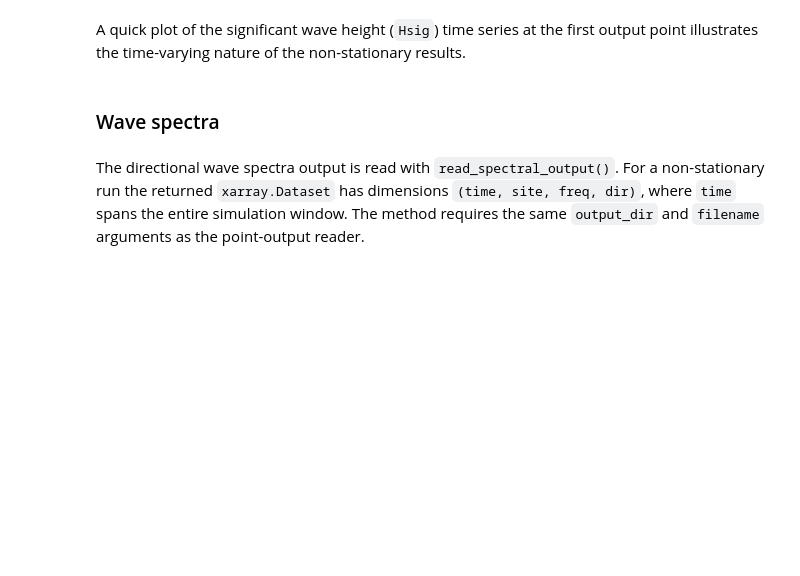
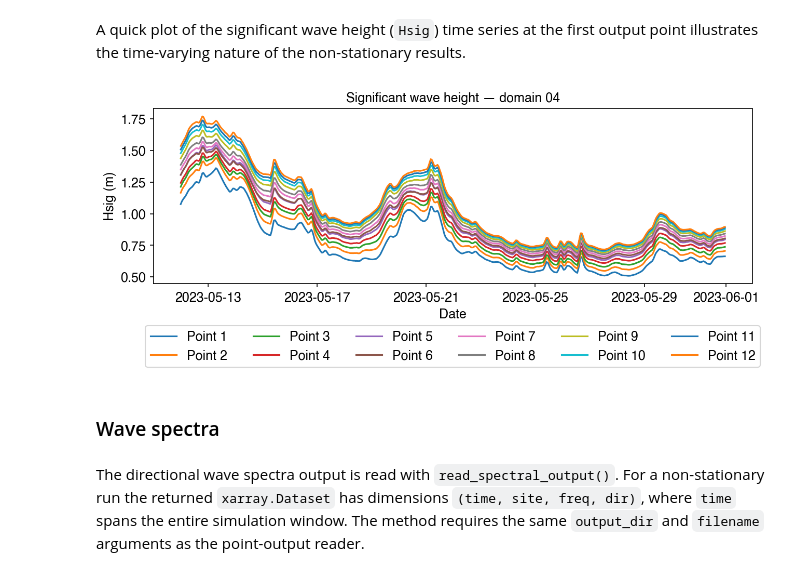
Before and after one commit to oceanicos-dev-org/oceanicospy, a Jupyter notebook: examples/models/swan_nonstationary_case.ipynb, the cells around one changed output. Saved outputs shown, nothing was run; the diff lists cells and outputs as text; code cells hidden in the pictures; blank space fills up the shorter version.

```diff
--- a/examples/models/swan_nonstationary_case.ipynb
+++ b/examples/models/swan_nonstationary_case.ipynb
@@ -539,7 +565,7 @@ All configuration is now written to `run/domain_0X/run.swn`. The case and its do
 # %% [markdown]
 After running the non-stationary case, the output files will be generated in the `output/domain_0X/` folders and can be post-processed using the `SwanOutputReader` class in `swanpy`. This class provides methods to read and extract information from the SWAN output files, such as time-varying wave parameters at output points, directional wave spectra, and spatial maps across the entire grid. Because the run is non-stationary, all outputs carry a `time` dimension that spans the simulation window.
 # %%
-out_reader = SwanOutputReader()
+out_reader = SwanOutputReader(n_points=12)
 
 # Domain to post-process — change to explore other domains
 DOMAIN_ID = 4
@@ -562,13 +602,15 @@ point_df
 # %% [markdown]
 A quick plot of the significant wave height (`Hsig`) time series at the first output point illustrates the time-varying nature of the non-stationary results.
 # %%
-fig, ax = plt.subplots(figsize=(8, 3))
+fig, ax = plt.subplots(figsize=(9, 4))
 for pt, grp in point_df.groupby(level='point'):
     ax.plot(grp.index.get_level_values('time'), grp['Hsig'], label=f'Point {pt}')
 ax.set(xlabel='Date', ylabel='Hsig (m)', title=f'Significant wave height — domain {DOMAIN_ID:02d}')
-ax.legend()
+ax.legend(loc='upper center', bbox_to_anchor=(0.5, -0.2), ncol=6, frameon=True)
 plt.tight_layout()
 plt.show()
+# %% [output]
+[figure, added]
 # %% [markdown]
 ### Wave spectra
 # %% [markdown]
```
Also changed, not shown: parts of 12 cells of this notebook, 2 other files.
